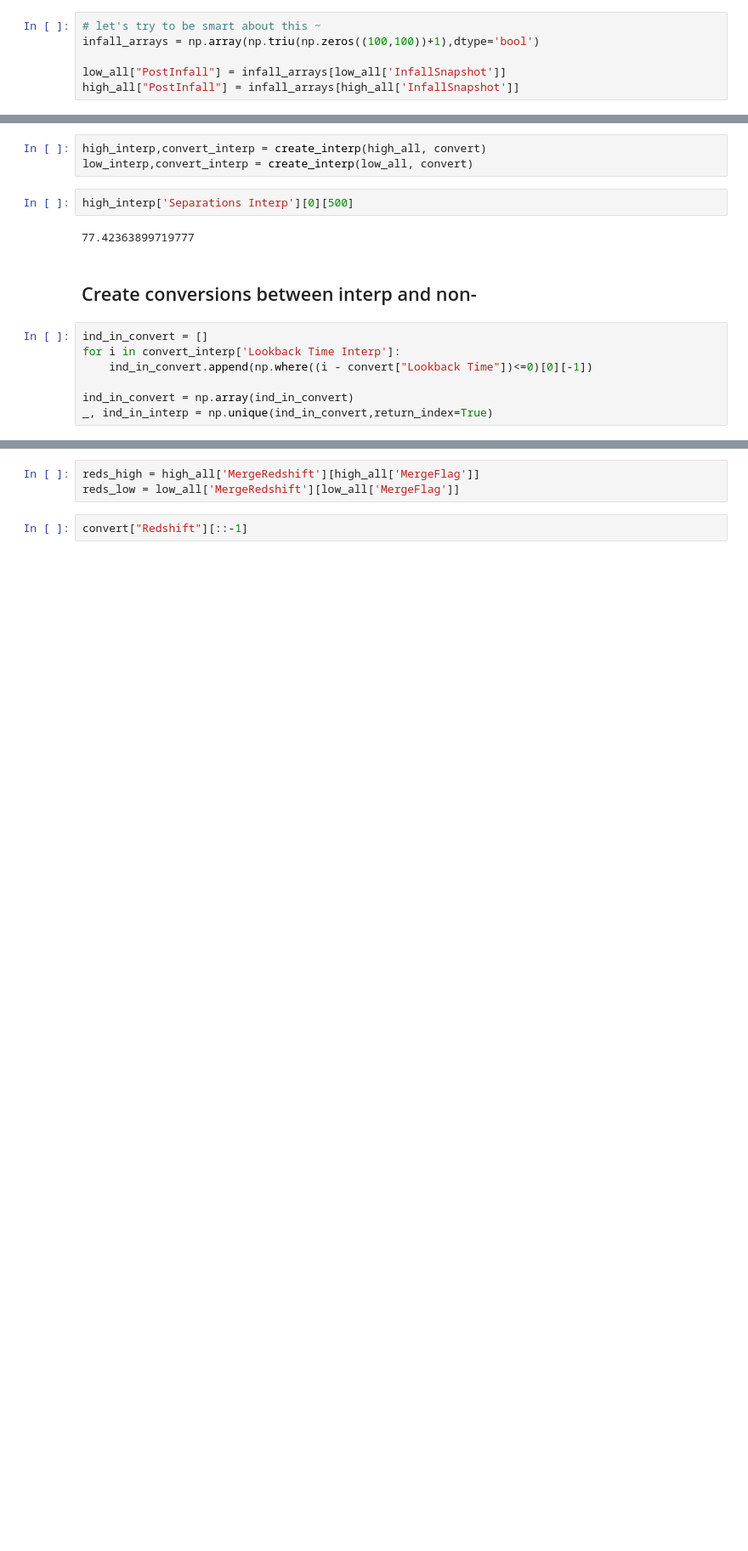
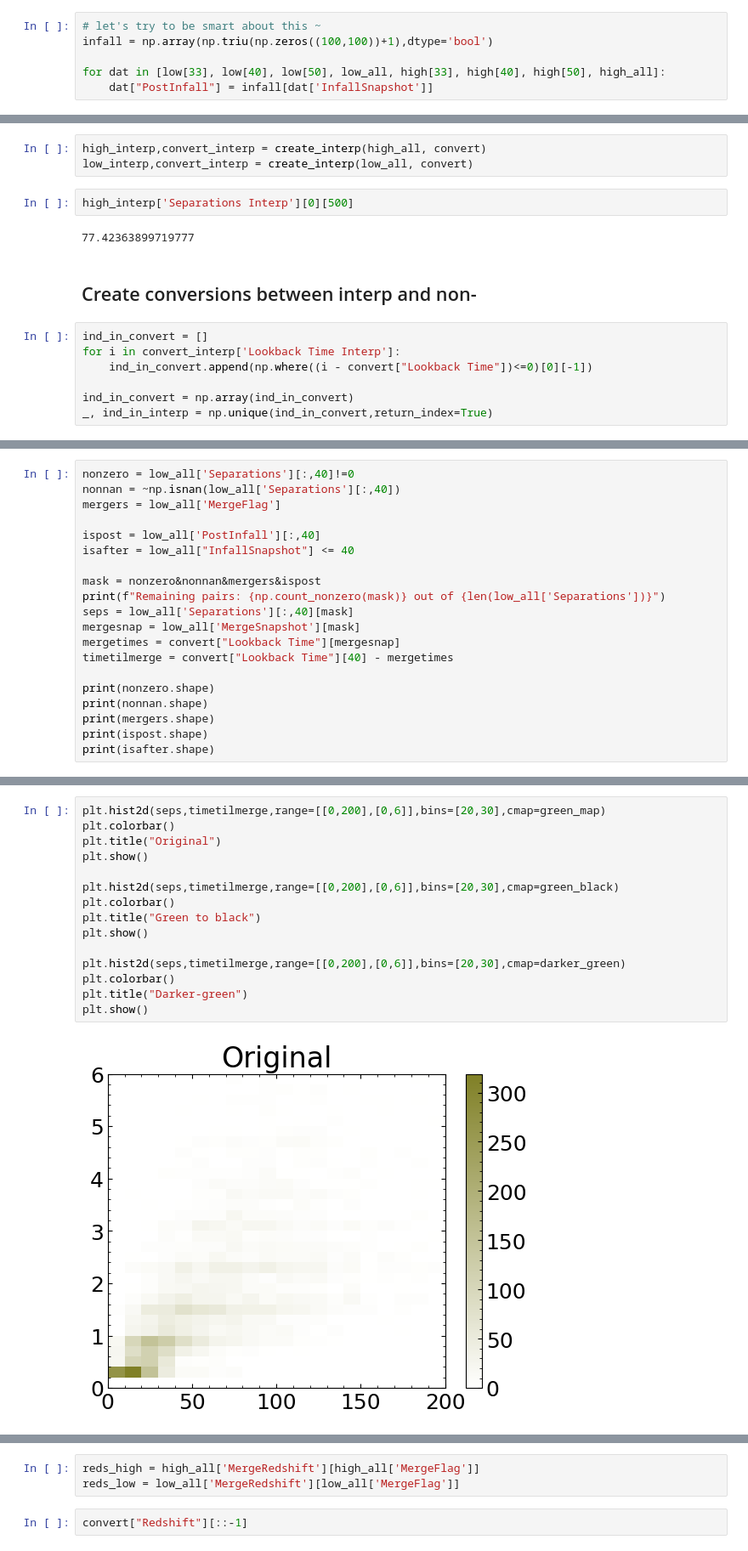
Before and after one commit to katiechambe/orbs, a Jupyter notebook: notebooks/bet-on-it/3_timetilmerger.ipynb, the cells around one changed output, grey strips where cells are left out. Shown at 85% size. Cells and saved outputs as stored; diff of their text form; blank space fills up the shorter version.

```diff
--- a/notebooks/bet-on-it/3_timetilmerger.ipynb
+++ b/notebooks/bet-on-it/3_timetilmerger.ipynb
@@ -51,8 +114,8 @@ f.close()
 ## Add PostInfall flag
 # %%
 # let's try to be smart about this ~
-infall_arrays = np.array(np.triu(np.zeros((100,100))+1),dtype='bool')
+infall = np.array(np.triu(np.zeros((100,100))+1),dtype='bool')
 
-low_all["PostInfall"] = infall_arrays[low_all['InfallSnapshot']]
-high_all["PostInfall"] = infall_arrays[high_all['InfallSnapshot']]
+for dat in [low[33], low[40], low[50], low_all, high[33], high[40], high[50], high_all]:
+    dat["PostInfall"] = infall[dat['InfallSnapshot']]
 # %% [markdown]
@@ -114,0 +227,20 @@ _, ind_in_interp = np.unique(ind_in_convert,return_index=True)
+# %%
+nonzero = low_all['Separations'][:,40]!=0
+nonnan = ~np.isnan(low_all['Separations'][:,40])
+mergers = low_all['MergeFlag']
+
+ispost = low_all['PostInfall'][:,40]
+isafter = low_all["InfallSnapshot"] <= 40
+
+mask = nonzero&nonnan&mergers&ispost
+print(f"Remaining pairs: {np.count_nonzero(mask)} out of {len(low_all['Separations'])}")
+seps = low_all['Separations'][:,40][mask]
+mergesnap = low_all['MergeSnapshot'][mask]
+mergetimes = convert["Lookback Time"][mergesnap]
+timetilmerge = convert["Lookback Time"][40] - mergetimes
+
+print(nonzero.shape)
+print(nonnan.shape)
+print(mergers.shape)
+print(ispost.shape)
+print(isafter.shape)
@@ -114,0 +275,17 @@ _, ind_in_interp = np.unique(ind_in_convert,return_index=True)
+# %%
+plt.hist2d(seps,timetilmerge,range=[[0,200],[0,6]],bins=[20,30],cmap=green_map)
+plt.colorbar()
+plt.title("Original")
+plt.show()
+
+plt.hist2d(seps,timetilmerge,range=[[0,200],[0,6]],bins=[20,30],cmap=green_black)
+plt.colorbar()
+plt.title("Green to black")
+plt.show()
+
+plt.hist2d(seps,timetilmerge,range=[[0,200],[0,6]],bins=[20,30],cmap=darker_green)
+plt.colorbar()
+plt.title("Darker-green")
+plt.show()
+# %% [output]
+[figure, added]
```
Also changed, not shown: parts of 39 cells of this notebook, 2 other files.
